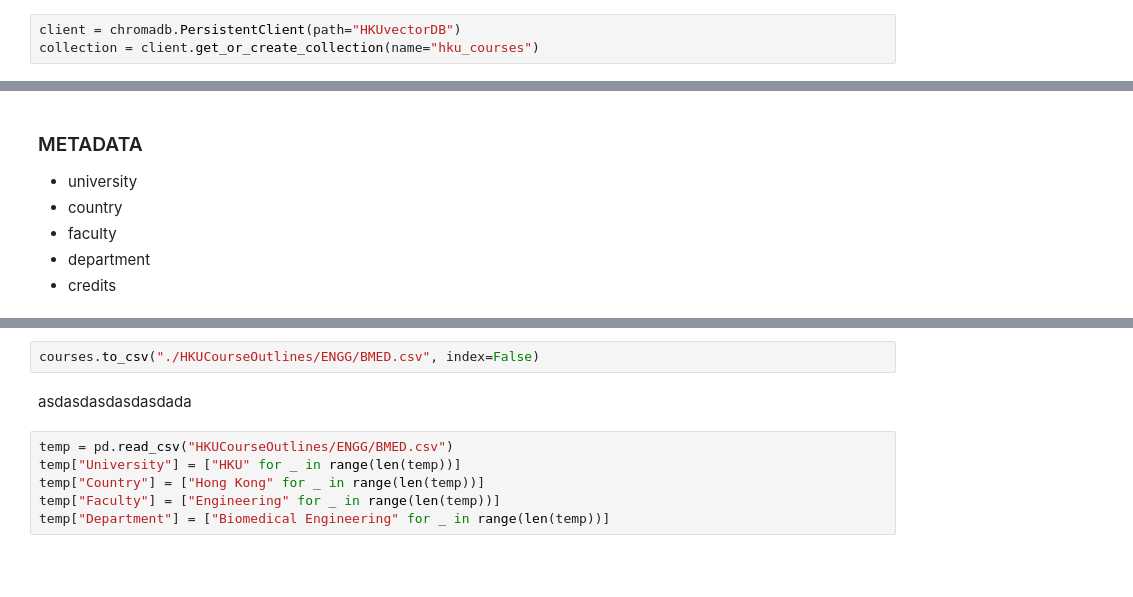
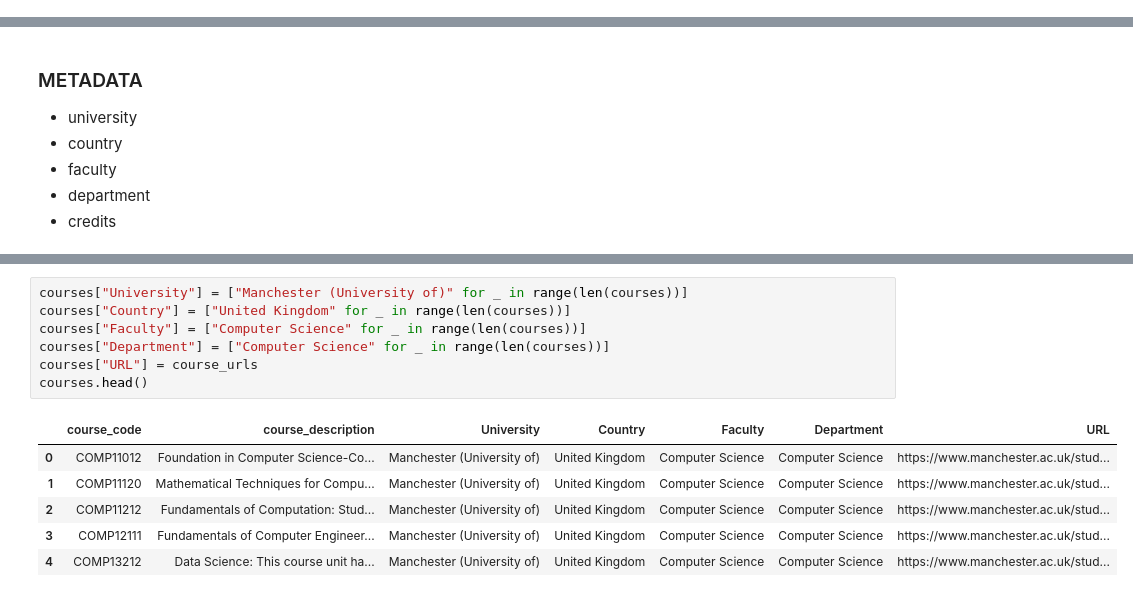
Before and after one commit to MarcellSuyanto/HKU-Exchange-Buddy, a Jupyter notebook: vectorDB/vectorDatabase.ipynb, the cells around one changed output, grey strips where cells are left out. Drawn from its saved outputs; the diff is of its cells as text; blank space fills up the shorter version.

Commit message:
Create Manchester data

```diff
--- a/vectorDB/vectorDatabase.ipynb
+++ b/vectorDB/vectorDatabase.ipynb
@@ -1,6 +1,3 @@
 # %%
 import chromadb
 import pandas as pd
-# %%
-client = chromadb.PersistentClient(path="HKUvectorDB")
-collection = client.get_or_create_collection(name="hku_courses")
@@ -104,10 +169,14 @@ courses = pd.DataFrame(columns=['course_code', 'course_description'], data=list(
-# %%
-courses.to_csv("./HKUCourseOutlines/ENGG/BMED.csv", index=False)
-# %% [markdown]
-asdasdasdasdasdada
 # %%
-temp = pd.read_csv("HKUCourseOutlines/ENGG/BMED.csv")
-temp["University"] = ["HKU" for _ in range(len(temp))]
-temp["Country"] = ["Hong Kong" for _ in range(len(temp))]
-temp["Faculty"] = ["Engineering" for _ in range(len(temp))]
-temp["Department"] = ["Biomedical Engineering" for _ in range(len(temp))]
+courses["University"] = ["Manchester (University of)" for _ in range(len(courses))]
+courses["Country"] = ["United Kingdom" for _ in range(len(courses))]
+courses["Faculty"] = ["Computer Science" for _ in range(len(courses))]
+courses["Department"] = ["Computer Science" for _ in range(len(courses))]
+courses["URL"] = course_urls
+courses.head()
+# %% [output]
+|  | course_code | course_description | University | Country | Faculty | Department | URL |
+| 0 | COMP11012 | Foundation in Computer Science-Co... | Manchester (University of) | United Kingdom | Computer Science | Computer Science | https://www.manchester.ac.uk/stud... |
+| 1 | COMP11120 | Mathematical Techniques for Compu... | Manchester (University of) | United Kingdom | Computer Science | Computer Science | https://www.manchester.ac.uk/stud... |
+| 2 | COMP11212 | Fundamentals of Computation: Stud... | Manchester (University of) | United Kingdom | Computer Science | Computer Science | https://www.manchester.ac.uk/stud... |
+| 3 | COMP12111 | Fundamentals of Computer Engineer... | Manchester (University of) | United Kingdom | Computer Science | Computer Science | https://www.manchester.ac.uk/stud... |
+| 4 | COMP13212 | Data Science: This course unit ha... | Manchester (University of) | United Kingdom | Computer Science | Computer Science | https://www.manchester.ac.uk/stud... |
```
Also changed, not shown: parts of 14 cells of this notebook.
